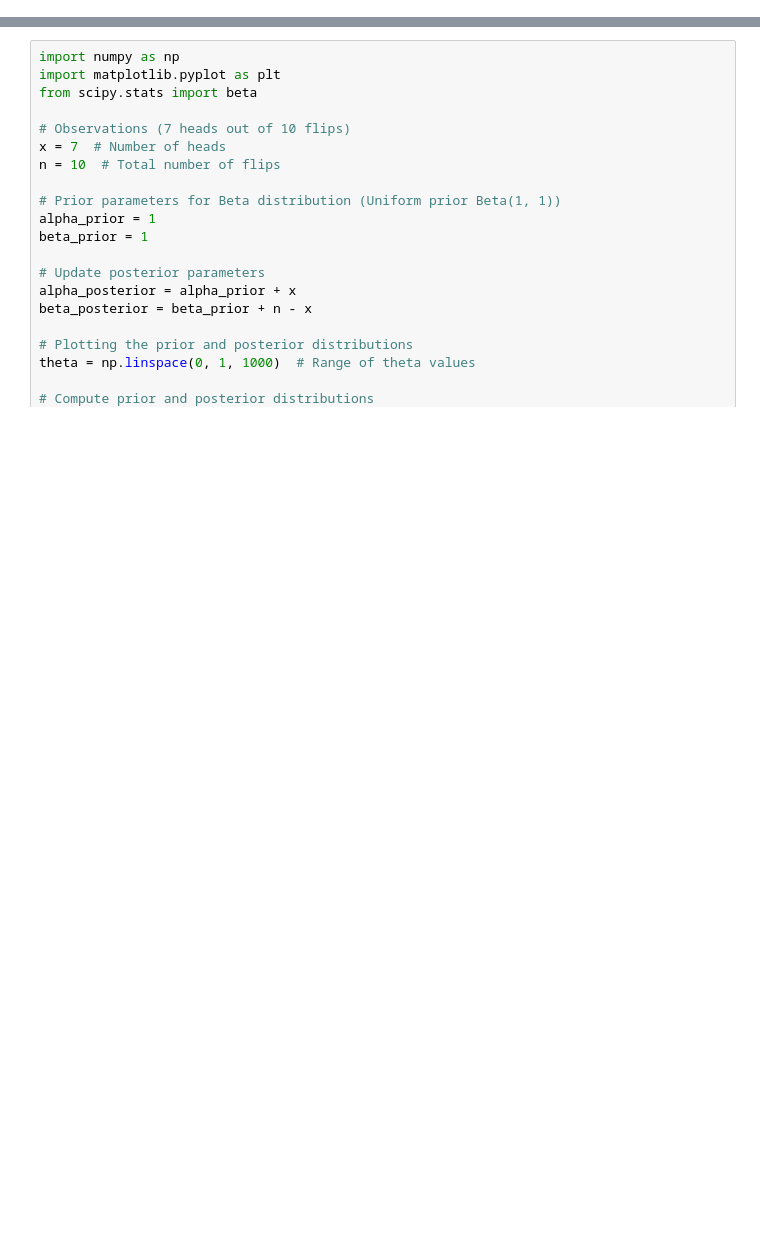
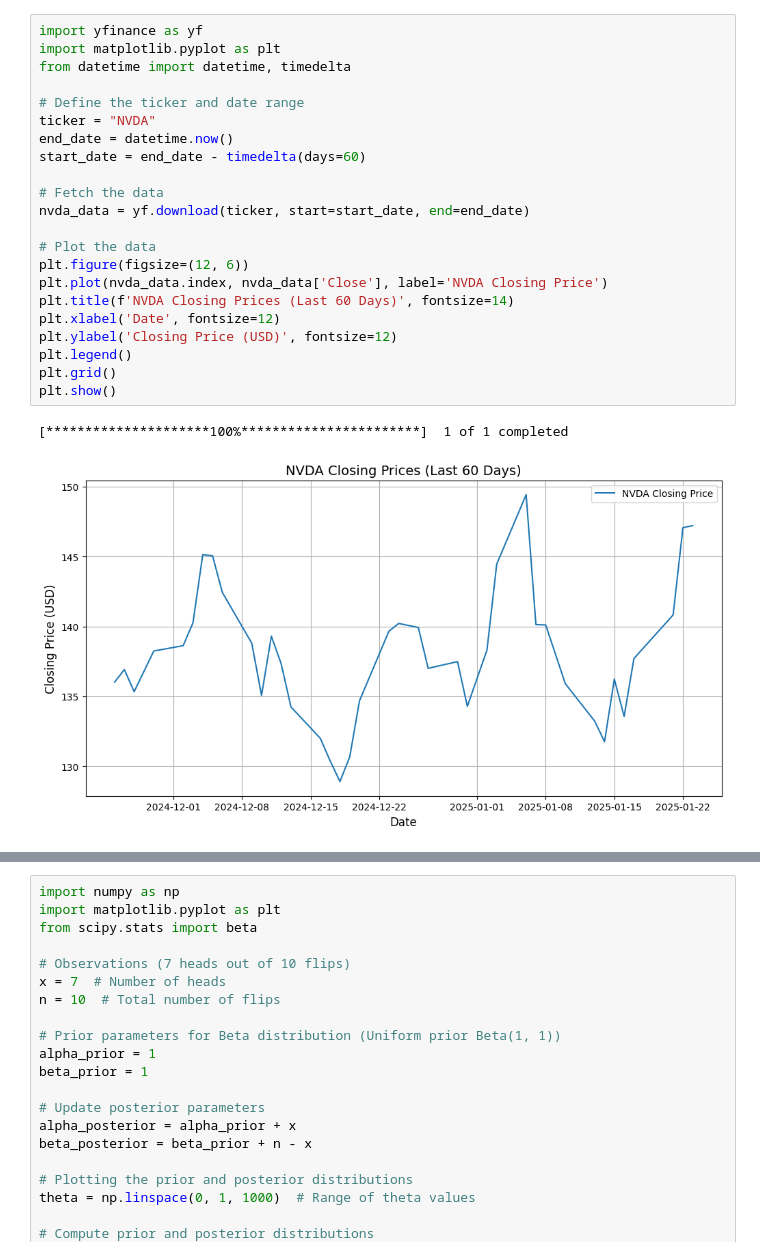
Before and after one commit to fanpu/fanpu.github.io, a Jupyter notebook: assets/jupyter/gaussian-processes/prior-and-posterior.ipynb, the cells around one changed output, grey strips where cells are left out. Saved outputs shown, nothing was run; the diff lists cells and outputs as text; blank space fills up the shorter version.

```diff
--- a/assets/jupyter/gaussian-processes/prior-and-posterior.ipynb
+++ b/assets/jupyter/gaussian-processes/prior-and-posterior.ipynb
@@ -0,0 +1,25 @@
+# %%
+import yfinance as yf
+import matplotlib.pyplot as plt
+from datetime import datetime, timedelta
+
+# Define the ticker and date range
+ticker = "NVDA"
+end_date = datetime.now()
+start_date = end_date - timedelta(days=60)
+
+# Fetch the data
+nvda_data = yf.download(ticker, start=start_date, end=end_date)
+
+# Plot the data
+plt.figure(figsize=(12, 6))
+plt.plot(nvda_data.index, nvda_data['Close'], label='NVDA Closing Price')
+plt.title(f'NVDA Closing Prices (Last 60 Days)', fontsize=14)
+plt.xlabel('Date', fontsize=12)
+plt.ylabel('Closing Price (USD)', fontsize=12)
+plt.legend()
+plt.grid()
+plt.show()
+# %% [output]
+[*********************100%***********************]  1 of 1 completed
+[figure, added]
```
Also changed, not shown: parts of 5 cells of this notebook, 13 other files.
